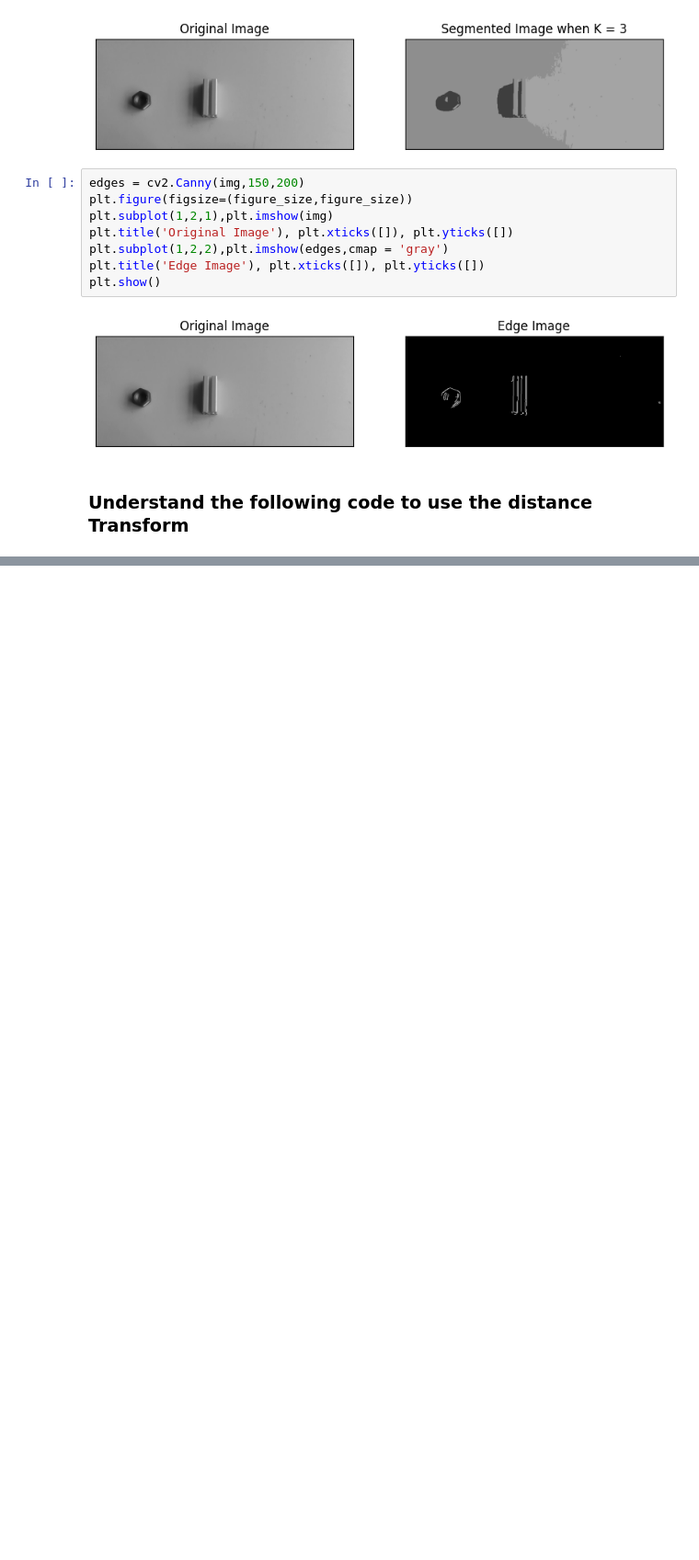
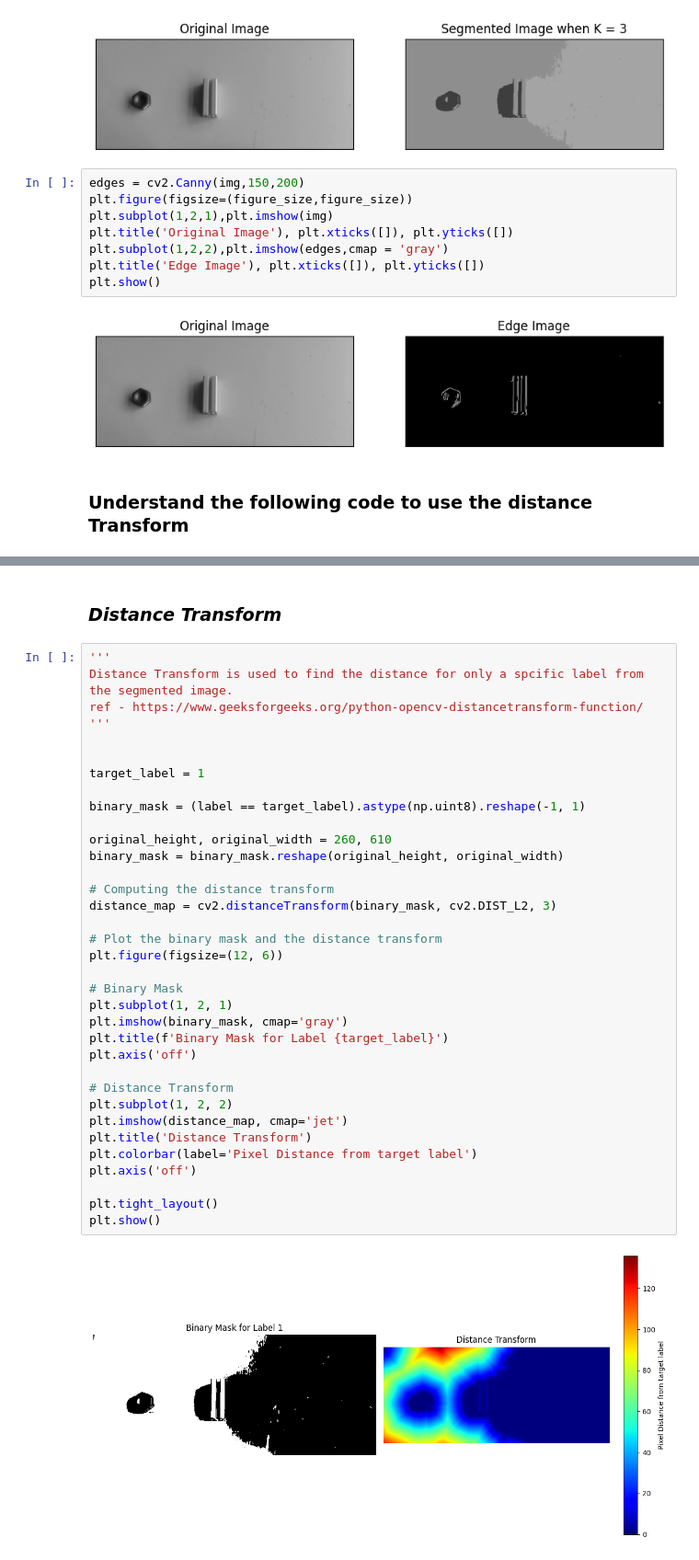
Before and after one commit to Akhilan-xd/Empty_-_Detection_ML, a Jupyter notebook: src/empty.ipynb, the cells around one changed output, grey strips where cells are left out. Shown at 92% size. Cells and saved outputs as stored; diff of their text form; blank space fills up the shorter version.

```diff
--- a/src/empty.ipynb
+++ b/src/empty.ipynb
@@ -497,0 +505,39 @@ plt.show()
+# %% [markdown]
+### _Distance Transform_
+# %%
+'''
+Distance Transform is used to find the distance for only a spcific label from the segmented image.
+ref - https://www.geeksforgeeks.org/python-opencv-distancetransform-function/
+'''
+
+
+target_label = 1
+
+binary_mask = (label == target_label).astype(np.uint8).reshape(-1, 1)
+
+original_height, original_width = 260, 610
+binary_mask = binary_mask.reshape(original_height, original_width)
+
+# Computing the distance transform
+distance_map = cv2.distanceTransform(binary_mask, cv2.DIST_L2, 3)
+
+# Plot the binary mask and the distance transform
+plt.figure(figsize=(12, 6))
+
+# Binary Mask
+plt.subplot(1, 2, 1)
+plt.imshow(binary_mask, cmap='gray')
+plt.title(f'Binary Mask for Label {target_label}')
+plt.axis('off')
+
+# Distance Transform
+plt.subplot(1, 2, 2)
+plt.imshow(distance_map, cmap='jet')
+plt.title('Distance Transform')
+plt.colorbar(label='Pixel Distance from target label')
+plt.axis('off')
+
+plt.tight_layout()
+plt.show()
+# %% [output]
+[figure, added]
```
Also changed, not shown: parts of 10 cells of this notebook, 1 other file.
